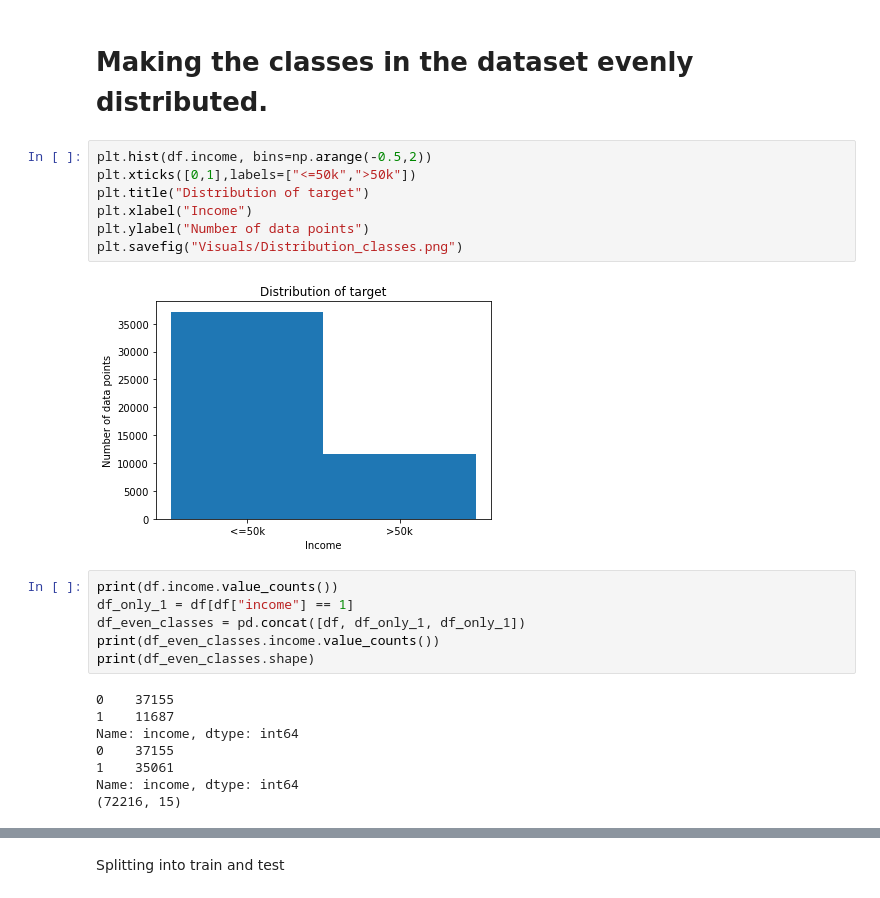
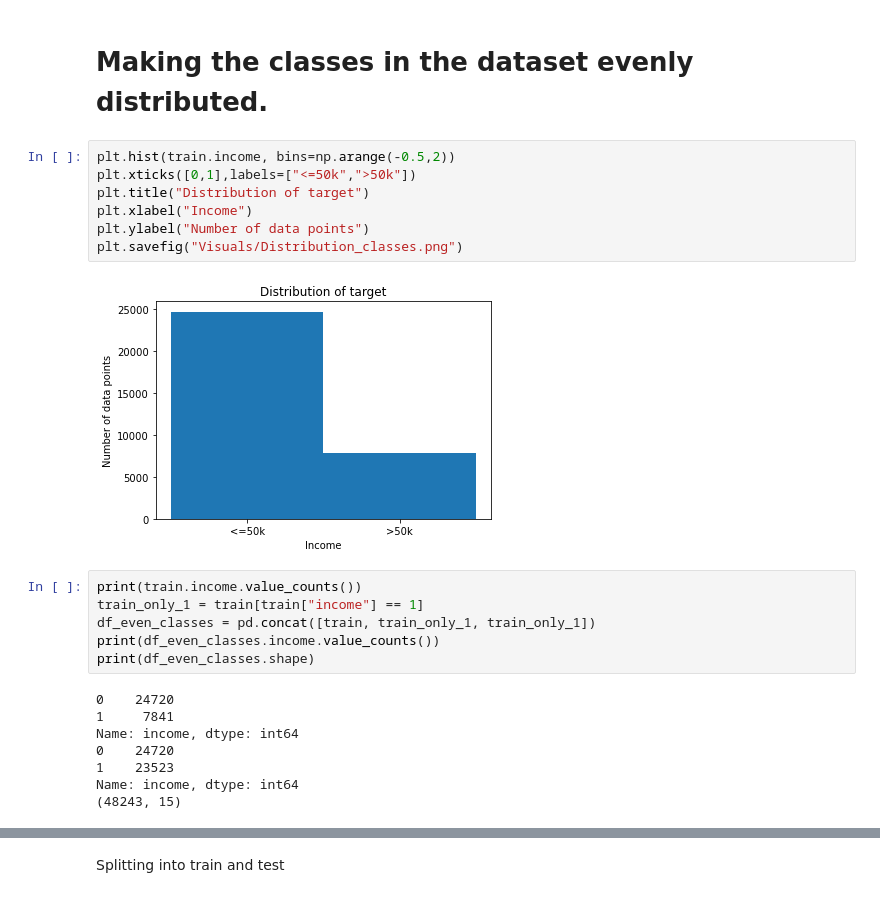
Before and after one commit to matthew-samyn/us-income, a Jupyter notebook: main.ipynb, the cells around one changed output, grey strips where cells are left out. Cells and saved outputs as stored; diff of their text form.

```diff
--- a/main.ipynb
+++ b/main.ipynb
@@ -240,28 +230,28 @@ matthews_corrcoef:
 # %% [markdown]
 # Making the classes in the dataset evenly distributed.
 # %%
-plt.hist(df.income, bins=np.arange(-0.5,2))
+plt.hist(train.income, bins=np.arange(-0.5,2))
 plt.xticks([0,1],labels=["<=50k",">50k"])
 plt.title("Distribution of target")
 plt.xlabel("Income")
 plt.ylabel("Number of data points")
 plt.savefig("Visuals/Distribution_classes.png")
 # %% [output]
-[figure, old version]
+[figure, new version]
 # %%
-print(df.income.value_counts())
-df_only_1 = df[df["income"] == 1]
-df_even_classes = pd.concat([df, df_only_1, df_only_1])
+print(train.income.value_counts())
+train_only_1 = train[train["income"] == 1]
+df_even_classes = pd.concat([train, train_only_1, train_only_1])
 print(df_even_classes.income.value_counts())
 print(df_even_classes.shape)
 # %% [output]
-0    37155
-1    11687
+0    24720
+1     7841
 Name: income, dtype: int64
-0    37155
-1    35061
+0    24720
+1    23523
 Name: income, dtype: int64
-(72216, 15)
+(48243, 15)
 # %%
 plt.hist(df_even_classes.income, bins=np.arange(-0.5,2))
 plt.xticks([0,1],labels=["<=50k",">50k"])
```
Also changed, not shown: parts of 5 cells of this notebook, 6 other files.
